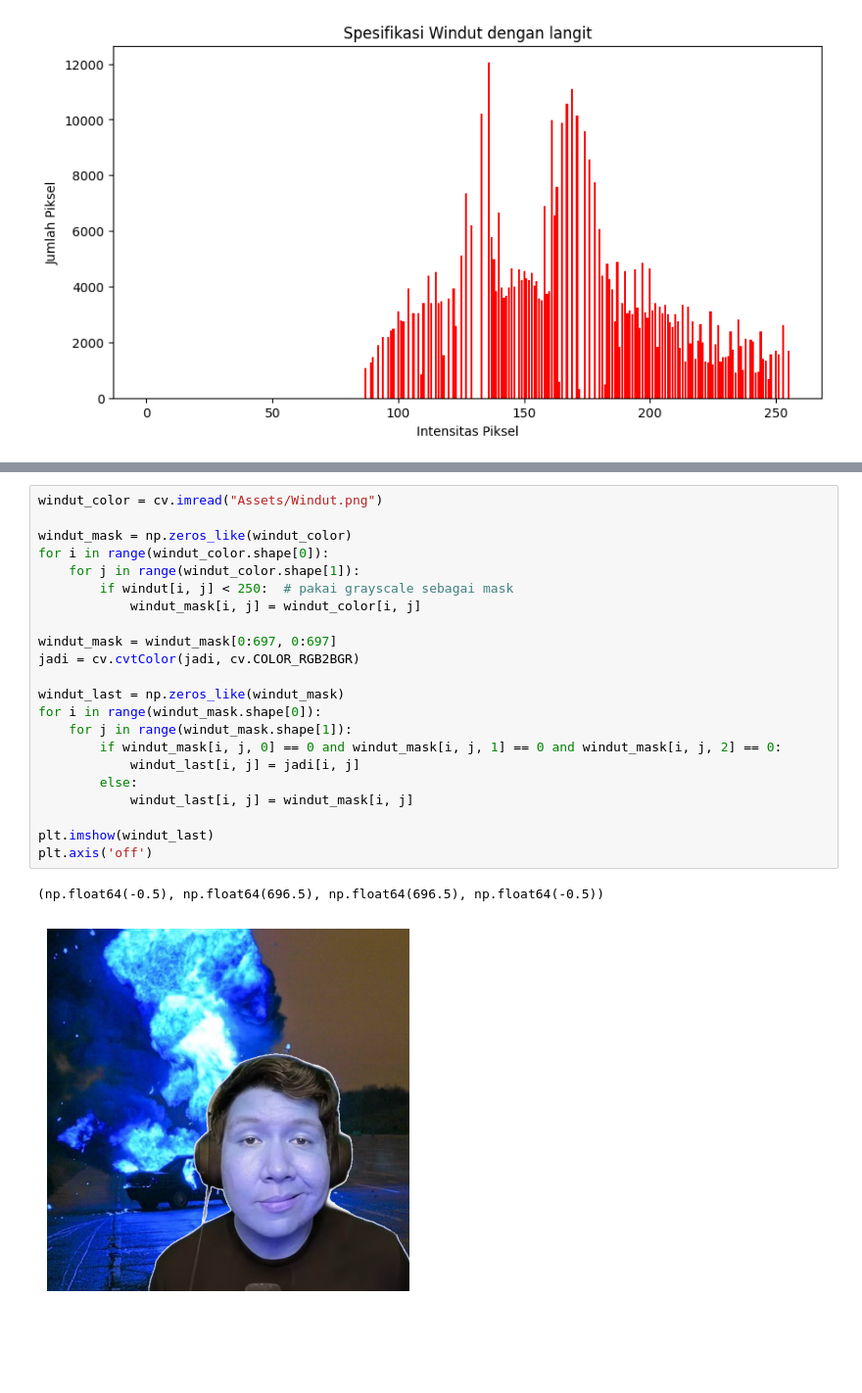
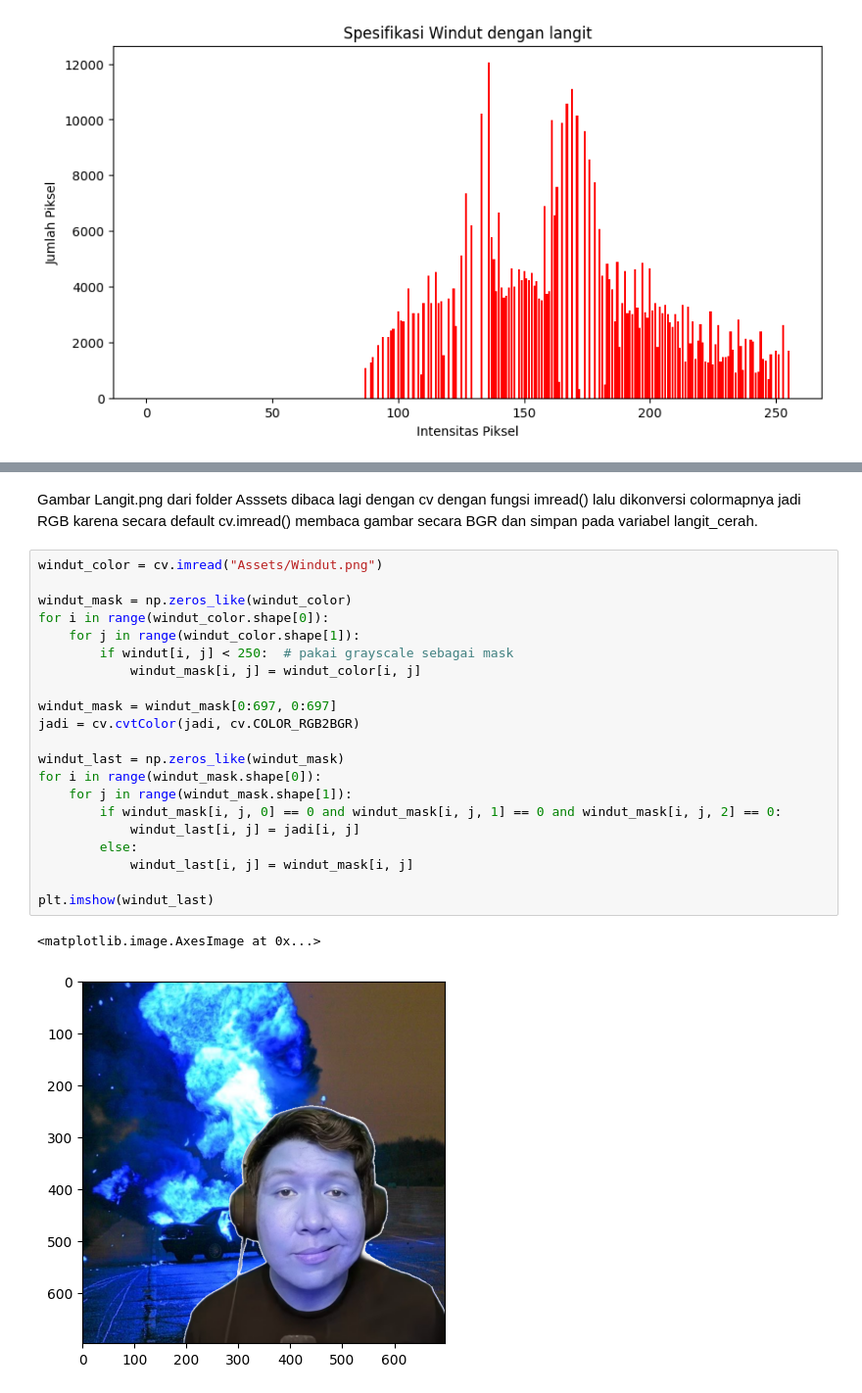
Before and after one commit to praktikum-pcd-2026/jurnal-modul-2-samarawards, a Jupyter notebook: modul2.ipynb, the cells around one changed output, grey strips where cells are left out. Shown at 98% size. Saved outputs shown, nothing was run; the diff lists cells and outputs as text; blank space fills up the shorter version.

```diff
--- a/modul2.ipynb
+++ b/modul2.ipynb
@@ -180,26 +215,27 @@ print(jadi.shape)
 [figure]
+# %% [markdown]
+Gambar Langit.png dari folder Asssets dibaca lagi dengan cv dengan fungsi imread() lalu dikonversi colormapnya jadi RGB karena secara default cv.imread() membaca gambar secara BGR dan simpan pada variabel langit_cerah.
 # %%
 windut_color = cv.imread("Assets/Windut.png")
 
 windut_mask = np.zeros_like(windut_color)
 for i in range(windut_color.shape[0]):
     for j in range(windut_color.shape[1]):
         if windut[i, j] < 250:  # pakai grayscale sebagai mask
             windut_mask[i, j] = windut_color[i, j]
 
 windut_mask = windut_mask[0:697, 0:697]
 jadi = cv.cvtColor(jadi, cv.COLOR_RGB2BGR)
 
 windut_last = np.zeros_like(windut_mask)
 for i in range(windut_mask.shape[0]):
     for j in range(windut_mask.shape[1]):
         if windut_mask[i, j, 0] == 0 and windut_mask[i, j, 1] == 0 and windut_mask[i, j, 2] == 0:
             windut_last[i, j] = jadi[i, j]
         else:
             windut_last[i, j] = windut_mask[i, j]
 
 plt.imshow(windut_last)
-plt.axis('off')
 # %% [output]
-(np.float64(-0.5), np.float64(696.5), np.float64(696.5), np.float64(-0.5))
+<matplotlib.image.AxesImage at 0x...>
-[figure, old version]
+[figure, new version]
```
Also changed, not shown: parts of 25 cells of this notebook.
